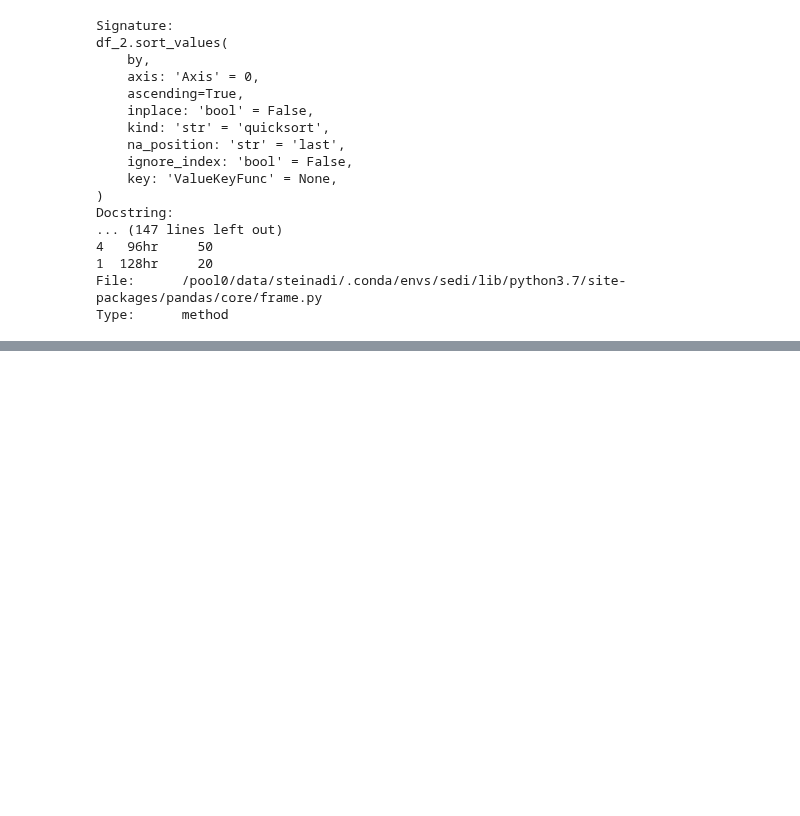
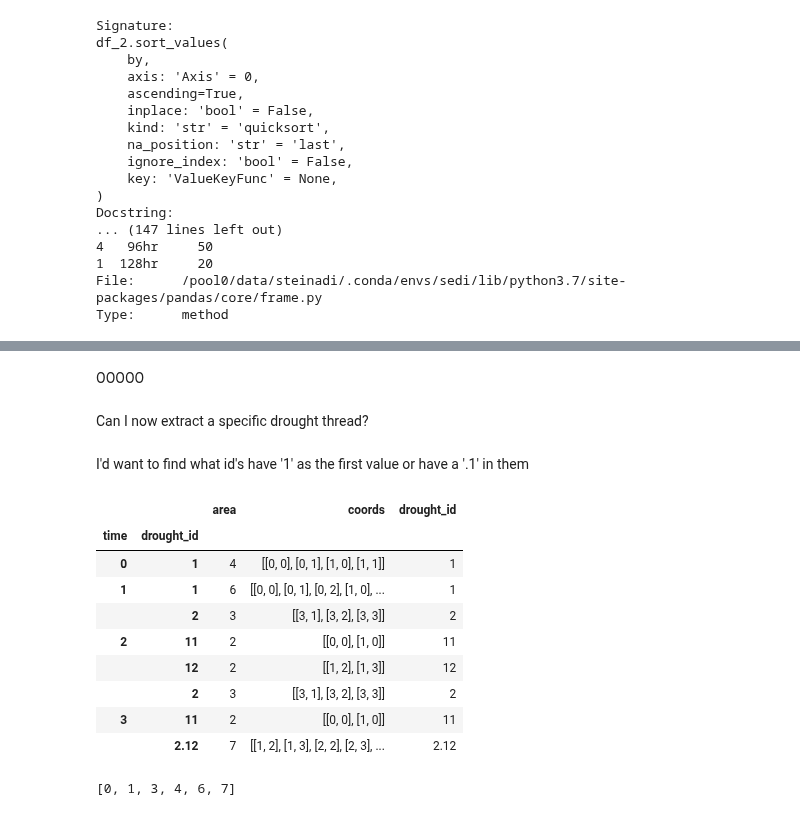
Before and after one commit to UW-Hydro/drought_impact, a Jupyter notebook: notebooks/explore/drought_event_tracking.ipynb, the cells around one changed output, grey strips where cells are left out. Drawn from its saved outputs; the diff is of its cells as text; code cells hidden in the pictures; blank space fills up the shorter version.

```diff
--- a/notebooks/explore/drought_event_tracking.ipynb
+++ b/notebooks/explore/drought_event_tracking.ipynb
@@ -799,0 +1021,10 @@ Above to-do:
+# %%
+test_ds.loc[{'time':2}]['drought_id'] = (("x", "y"), t3_drought_id)
+# %%
+t4_drought_id = test_ds.sel(time=3)['drought_id'].values
+
+for i in np.arange(len(df_4)):
+    for coord in df_4.coords.values[i]:
+        t4_drought_id[coord[0], coord[1]] = df_4.drought_id.values[i]
+
+t4_drought_id
@@ -799,0 +1085,7 @@ Above to-do:
+# %%
+for i, df in enumerate([df_1, df_2, df_3, df_4]):
+    df['time'] = i
+# %%
+test_df_all = pd.concat([df[['time', 'drought_id', 'area', 'coords']] for df in [df_1, df_2, df_3, df_4]], ignore_index=True)
+test_df_all = test_df_all.set_index(['time', 'drought_id'])
+test_df_all
@@ -799,0 +1103,26 @@ Above to-do:
+# %% [markdown]
+OOOOO
+# %% [markdown]
+Can I now extract a specific drought thread?
+# %% [markdown]
+I'd want to find what id's have '1' as the first value or have a '.1' in them
+# %%
+# this will allow for easier searching I think
+test_df_all['drought_id'] = test_df_all.index.get_level_values(1)
+test_df_all
+# %% [output]
+|  |  | area | coords | drought_id |
+| time | drought_id |  |  |  |
+| 0 | 1 | 4 | [[0, 0], [0, 1], [1, 0], [1, 1]] | 1 |
+| 1 | 1 | 6 | [[0, 0], [0, 1], [0, 2], [1, 0], ... | 1 |
+|  | 2 | 3 | [[3, 1], [3, 2], [3, 3]] | 2 |
+| 2 | 11 | 2 | [[0, 0], [1, 0]] | 11 |
+|  | 12 | 2 | [[1, 2], [1, 3]] | 12 |
+|  | 2 | 3 | [[3, 1], [3, 2], [3, 3]] | 2 |
+| 3 | 11 | 2 | [[0, 0], [1, 0]] | 11 |
+|  | 2.12 | 7 | [[1, 2], [1, 3], [2, 2], [2, 3], ... | 2.12 |
+# %%
+drought_thread = [i for i, val in enumerate(test_df_all['drought_id']) if '1' in val or '.1' in val]
+drought_thread
+# %% [output]
+[0, 1, 3, 4, 6, 7]
```
Also changed, not shown: parts of 42 cells of this notebook.
